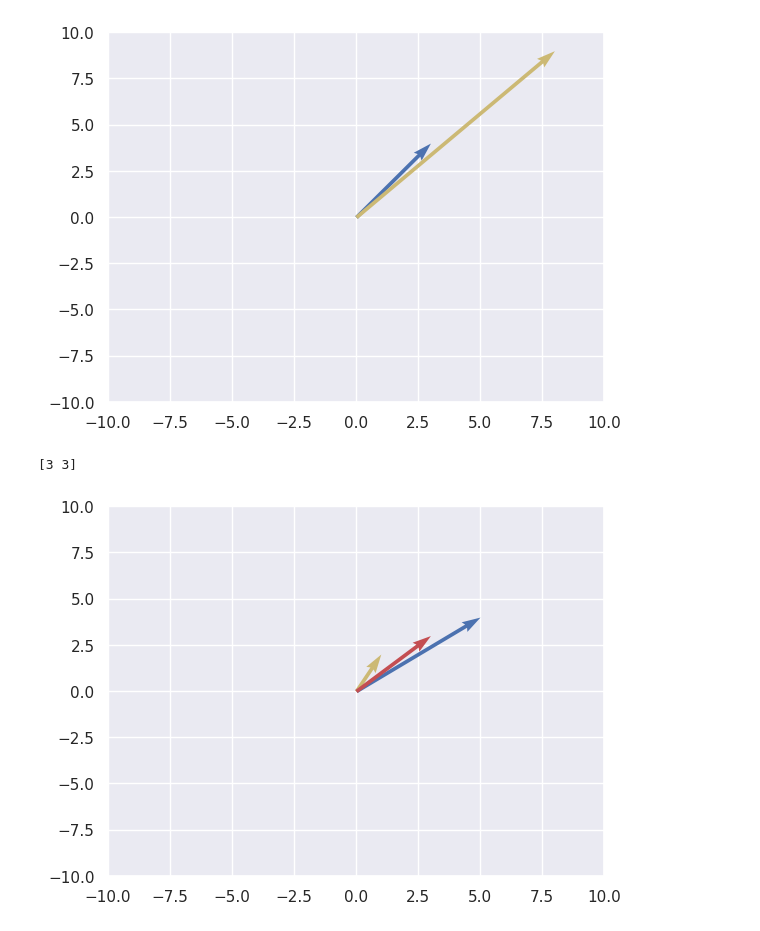
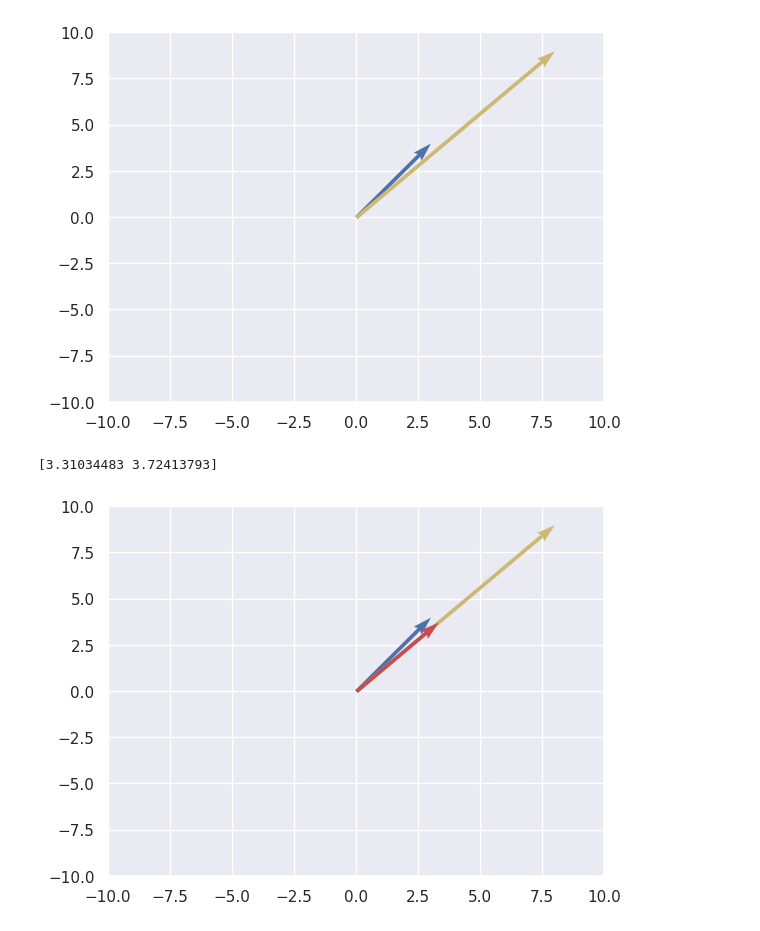
Before and after one commit to Dharma-Ranganathan/AllAboutPython, a Jupyter notebook: DA_Projects_Codes/Linear_Algebra/Projection_of_vectors.ipynb, the cells around one changed output. Saved outputs shown, nothing was run; the diff lists cells and outputs as text; code cells hidden in the pictures.

```diff
--- a/DA_Projects_Codes/Linear_Algebra/Projection_of_vectors.ipynb
+++ b/DA_Projects_Codes/Linear_Algebra/Projection_of_vectors.ipynb
@@ -53,20 +53,20 @@ multiplier = vect_b
 
 projection_of_vectors = (numerator/denominator**2)*multiplier
 
-projection_of_vectors = np.array(projection_of_vectors,dtype=int)
+#projection_of_vectors = np.array(projection_of_vectors,dtype=int)
 
 print(projection_of_vectors)
 # %% [output]
-[3 3]
+[3.31034483 3.72413793]
 # %%
 
 # visualise vector after projection
 
-plt.quiver(0,0,5,4,scale_units='xy',angles='xy',color='b',scale=1)
-plt.quiver(0,0,1,2,scale_units='xy',angles='xy',color='y',scale=1)
-plt.quiver(0,0,3,3,scale_units='xy',angles='xy',color='r',scale=1)
+plt.quiver(0,0,3,4,scale_units='xy',angles='xy',color='b',scale=1)
+plt.quiver(0,0,8,9,scale_units='xy',angles='xy',color='y',scale=1)
+plt.quiver(0,0,3.310,3.724,scale_units='xy',angles='xy',color='r',scale=1)
 plt.xlim(-10,10)
 plt.ylim(-10,10)
 plt.show()
 # %% [output]
-[figure, old version]
+[figure, new version]
```
Also changed, not shown: parts of 2 cells of this notebook.
